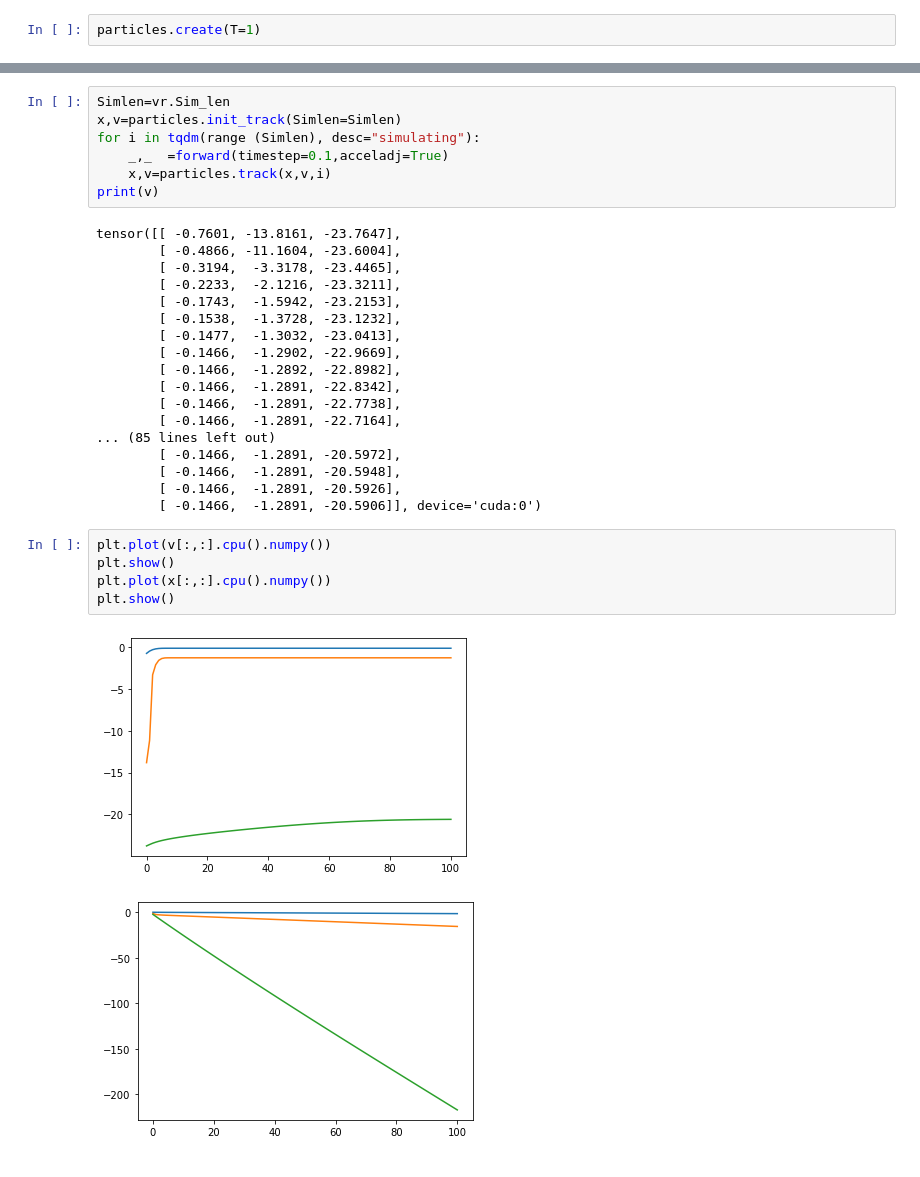
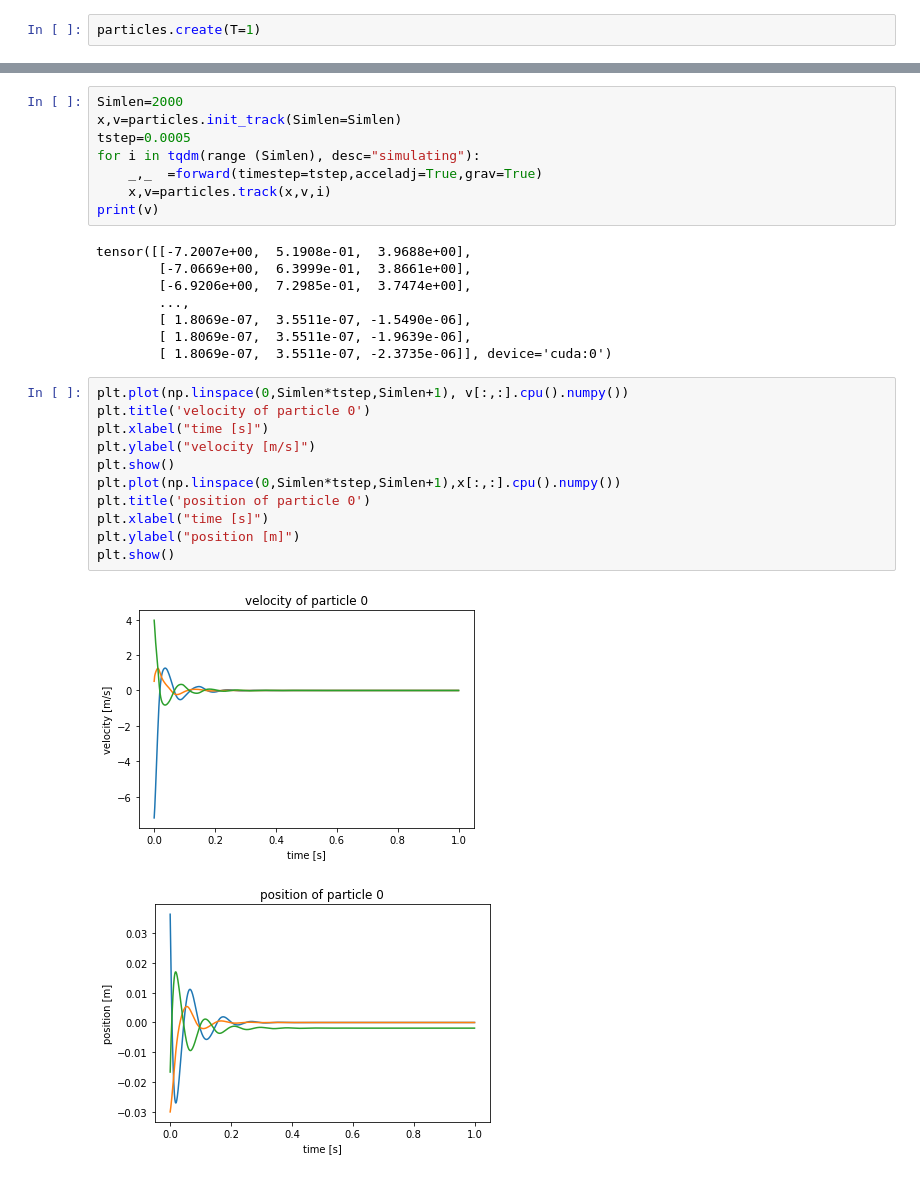
Before and after one commit to lexEjoosten/MOT-modelling, a Jupyter notebook: Optical Molasses Model.ipynb, the cells around one changed output, grey strips where cells are left out. Cells and saved outputs as stored; diff of their text form.

```diff
--- a/Optical Molasses Model.ipynb
+++ b/Optical Molasses Model.ipynb
@@ -149,33 +134,30 @@ tensor(246956.9375, device='cuda:0')
 # %%
-Simlen=vr.Sim_len
+Simlen=2000
 x,v=particles.init_track(Simlen=Simlen)
+tstep=0.0005
 for i in tqdm(range (Simlen), desc="simulating"):
-    _,_  =forward(timestep=0.1,acceladj=True)
+    _,_  =forward(timestep=tstep,acceladj=True,grav=True)
     x,v=particles.track(x,v,i)
 print(v)
 # %% [output]
-tensor([[ -0.7601, -13.8161, -23.7647],
-        [ -0.4866, -11.1604, -23.6004],
-        [ -0.3194,  -3.3178, -23.4465],
-        [ -0.2233,  -2.1216, -23.3211],
-        [ -0.1743,  -1.5942, -23.2153],
-        [ -0.1538,  -1.3728, -23.1232],
-        [ -0.1477,  -1.3032, -23.0413],
-        [ -0.1466,  -1.2902, -22.9669],
-        [ -0.1466,  -1.2892, -22.8982],
-        [ -0.1466,  -1.2891, -22.8342],
-        [ -0.1466,  -1.2891, -22.7738],
-        [ -0.1466,  -1.2891, -22.7164],
-... (85 lines left out)
-        [ -0.1466,  -1.2891, -20.5972],
-        [ -0.1466,  -1.2891, -20.5948],
-        [ -0.1466,  -1.2891, -20.5926],
-        [ -0.1466,  -1.2891, -20.5906]], device='cuda:0')
+tensor([[-7.2007e+00,  5.1908e-01,  3.9688e+00],
+        [-7.0669e+00,  6.3999e-01,  3.8661e+00],
+        [-6.9206e+00,  7.2985e-01,  3.7474e+00],
+        ...,
+        [ 1.8069e-07,  3.5511e-07, -1.5490e-06],
+        [ 1.8069e-07,  3.5511e-07, -1.9639e-06],
+        [ 1.8069e-07,  3.5511e-07, -2.3735e-06]], device='cuda:0')
 # %%
-plt.plot(v[:,:].cpu().numpy())
+plt.plot(np.linspace(0,Simlen*tstep,Simlen+1), v[:,:].cpu().numpy())
+plt.title('velocity of particle 0')
+plt.xlabel("time [s]")
+plt.ylabel("velocity [m/s]")
 plt.show()
-plt.plot(x[:,:].cpu().numpy())
+plt.plot(np.linspace(0,Simlen*tstep,Simlen+1),x[:,:].cpu().numpy())
+plt.title('position of particle 0')
+plt.xlabel("time [s]")
+plt.ylabel("position [m]")
 plt.show()
 # %% [output]
-[figure, old version]
+[figure, new version]
-[figure, old version]
+[figure, new version]
```
Also changed, not shown: parts of 6 cells of this notebook, 3 other files.
